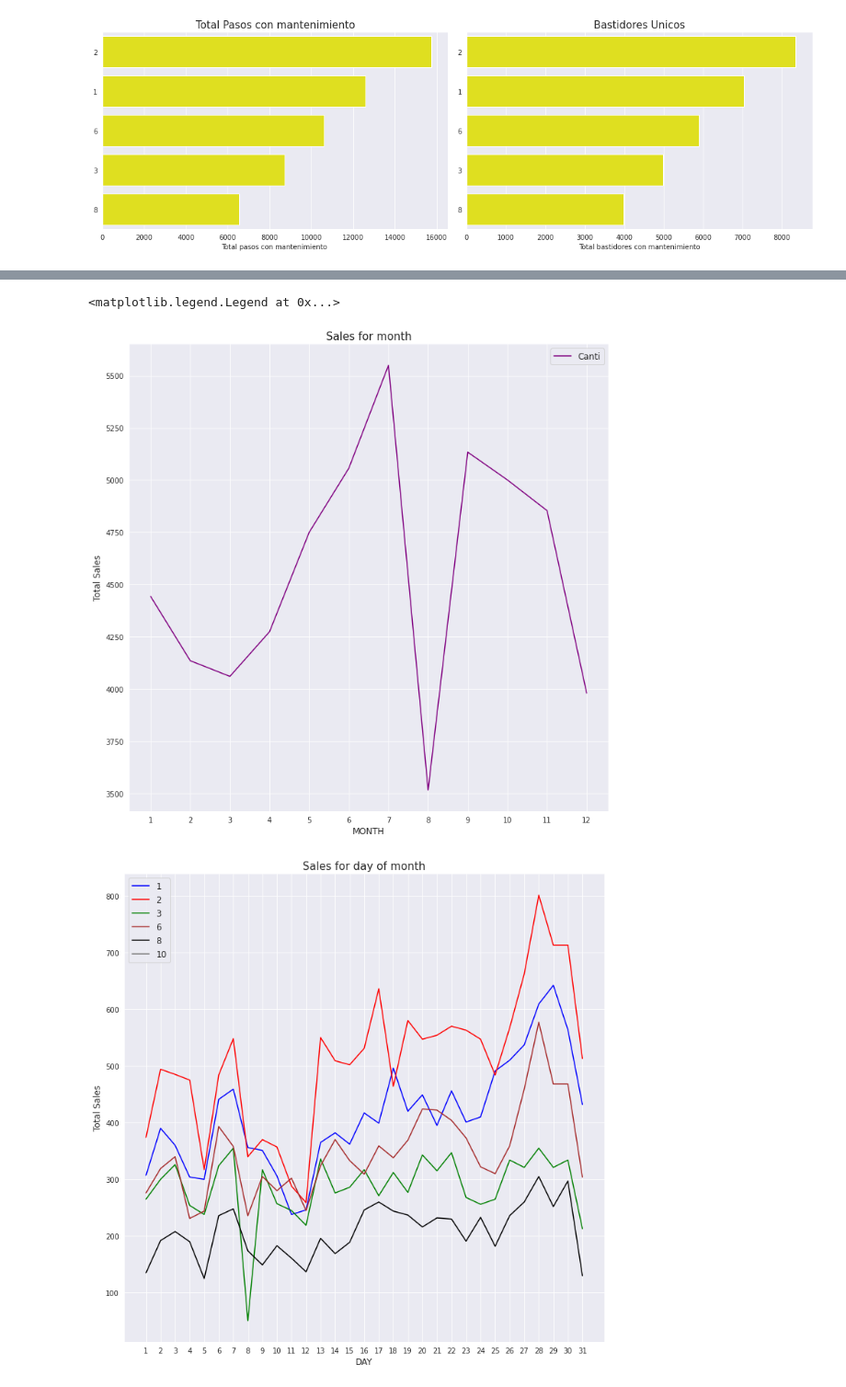
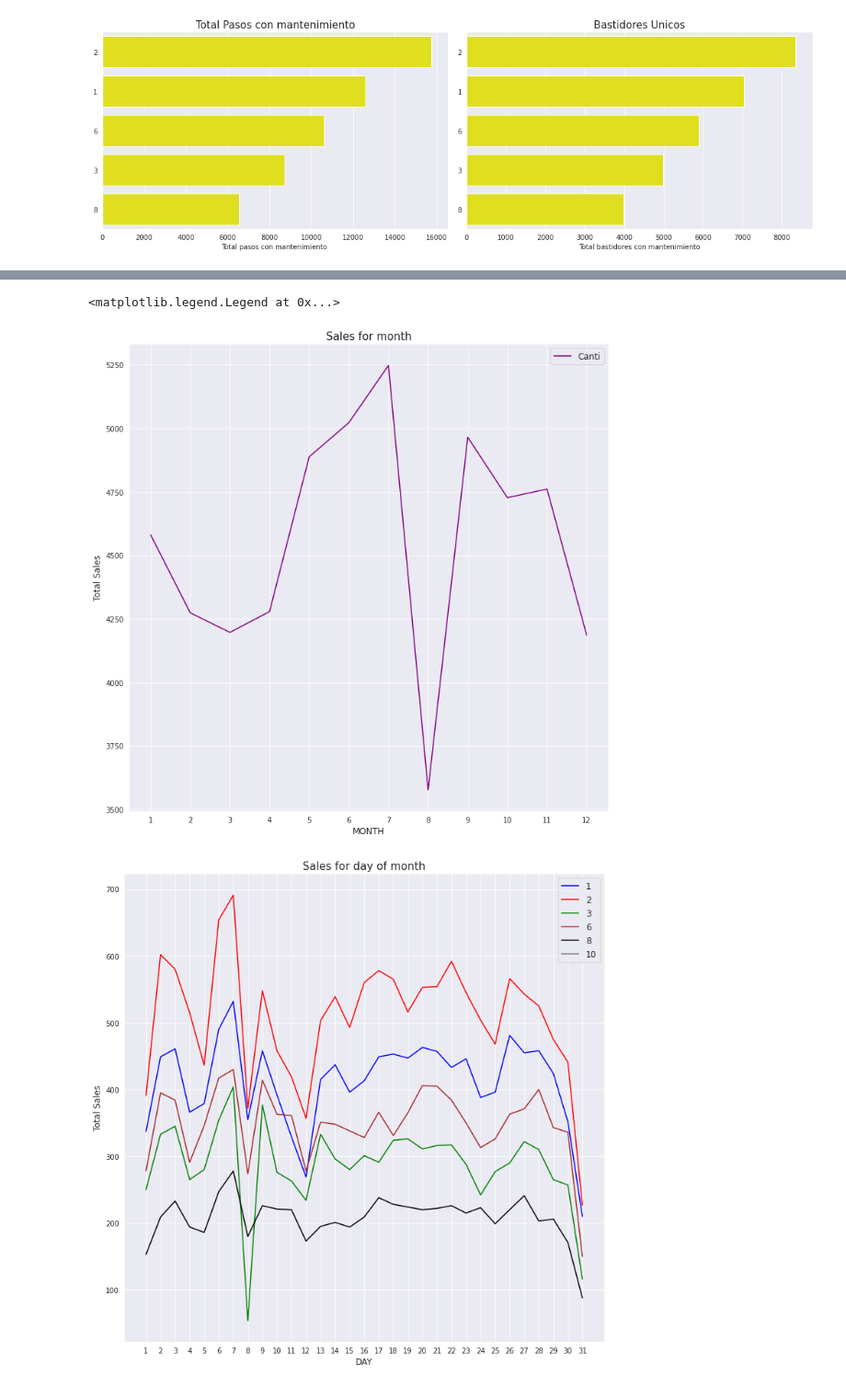
Before and after one commit to pacomm5/PLANTILLAS2, a Jupyter notebook: RECAMBIOS_NUEVO_LISTADO.ipynb, the cells around one changed output, grey strips where cells are left out. Shown at 92% size. Drawn from its saved outputs; the diff is of its cells as text; code cells hidden in the pictures.

```diff
--- a/RECAMBIOS_NUEVO_LISTADO.ipynb
+++ b/RECAMBIOS_NUEVO_LISTADO.ipynb
@@ -1743,0 +1610,2 @@ Index(['Alma', 'Refer', 'Articulo', 'Clav', 'Canti', 'PVP', 'Fech_cierre',
+# %%
+df_filtros = df_filtros[(df_filtros["Fech_Salida"]>="2015-01-01") & (df_filtros["Fech_Salida"]<="2021-12-31")]
@@ -1743,0 +1636,7 @@ Index(['Alma', 'Refer', 'Articulo', 'Clav', 'Canti', 'PVP', 'Fech_cierre',
+# %%
+# voy a quitar los internos.
+# me voy a quedar solamente con los filtros.
+# voy a quitar las internas.
+df_filtros = df_filtros[df_filtros["Tipo_venta"].str.startswith("5")!=True]
+df_filtros = df_filtros[df_filtros["Tipo_venta"].str.startswith("6")!=True]
+df_filtros = df_filtros[df_filtros["Famil"]=="AIB"]
@@ -1743,0 +1717,2 @@ Index(['Alma', 'Refer', 'Articulo', 'Clav', 'Canti', 'PVP', 'Fech_cierre',
+# %%
+df_filtros = df_filtros[~df_filtros.Tipo_venta.isnull()]
@@ -1743,0 +1738,8 @@ Index(['Alma', 'Refer', 'Articulo', 'Clav', 'Canti', 'PVP', 'Fech_cierre',
+# %%
+# creating some columns for exploratory
+
+
+df_filtros['year'] = df_filtros['Fech_Salida'].dt.year # sacamos el año de la fecha
+df_filtros['month'] = df_filtros['Fech_Salida'].dt.month # sacamos el mes
+df_filtros['day'] = df_filtros['Fech_Salida'].dt.day # sacamos el día.
+df_filtros['day_of_week'] = df_filtros['Fech_Salida'].dt.dayofweek # sacamos el día de la semana.
@@ -1945,7 +1963,7 @@ plt.show()
 # ahora hacemos lo mismo pero por mes
 
 plt.figure(figsize=(12,12))
-df1.groupby(['month'])['Canti'].sum().plot(kind='line',color='purple')
+df_filtros.groupby(['month'])['Canti'].sum().plot(kind='line',color='purple')
 
 
 # agrupamos por año y mes y sumamos la cantidad. Lo hemos agrupado por talleres.
@@ -1957,27 +1975,27 @@ plt.xticks([1,2,3,4,5,6,7,8,9,10,11,12])
 plt.legend(fontsize=12)
 # %% [output]
 <matplotlib.legend.Legend at 0x...>
-[figure, old version]
+[figure, new version]
 # %%
 # ahora hacemos lo mismo pero por mes
 
 plt.figure(figsize=(12,12))
-df1[df1['Taller']=='1'].groupby(['day'])['Canti'].sum().plot(kind='line',label='1',color='blue')
-df1[df1['Taller']=='2'].groupby(['day'])['Canti'].sum().plot(kind='line',label='2',color='red')
-df1[df1['Taller']=='3'].groupby(['day'])['Canti'].sum().plot(kind='line',label='3',color="green")
-df1[df1['Taller']=='6'].groupby(['day'])['Canti'].sum().plot(kind='line',label='6',color='brown')
-df1[df1['Taller']=='8'].groupby(['day'])['Canti'].sum().plot(kind='line',label='8',color='black')
-df1[df1['Taller']=='10'].groupby(['day'])['Canti'].sum().plot(kind='line',label='10',color='grey')
+df_filtros[df_filtros['Taller']=='1'].groupby(['day'])['Canti'].sum().plot(kind='line',label='1',color='blue')
+df_filtros[df_filtros['Taller']=='2'].groupby(['day'])['Canti'].sum().plot(kind='line',label='2',color='red')
+df_filtros[df_filtros['Taller']=='3'].groupby(['day'])['Canti'].sum().plot(kind='line',label='3',color="green")
+df_filtros[df_filtros['Taller']=='6'].groupby(['day'])['Canti'].sum().plot(kind='line',label='6',color='brown')
+df_filtros[df_filtros['Taller']=='8'].groupby(['day'])['Canti'].sum().plot(kind='line',label='8',color='black')
+df_filtros[df_filtros['Taller']=='10'].groupby(['day'])['Canti'].sum().plot(kind='line',label='10',color='grey')
 # agrupamos por año y mes y sumamos la cantidad. Lo hemos agrupado por talleres.
 
 plt.xlabel('DAY',size=12)
 plt.ylabel('Total Sales', size=12)
 plt.title('Sales for day of month', size=15)
 plt.xticks([1,2,3,4,5,6,7,8,9,10,11,12,13,14,15,16,17,18,19,20,21,22,23,24,25,26,27,28,29,30,31])
 plt.legend(fontsize=12)
 plt.show()
 # %% [output]
-[figure, old version]
+[figure, new version]
 # %%
 # ahora hacemos lo mismo pero por mes
 
```
Also changed, not shown: parts of 53 cells of this notebook.
